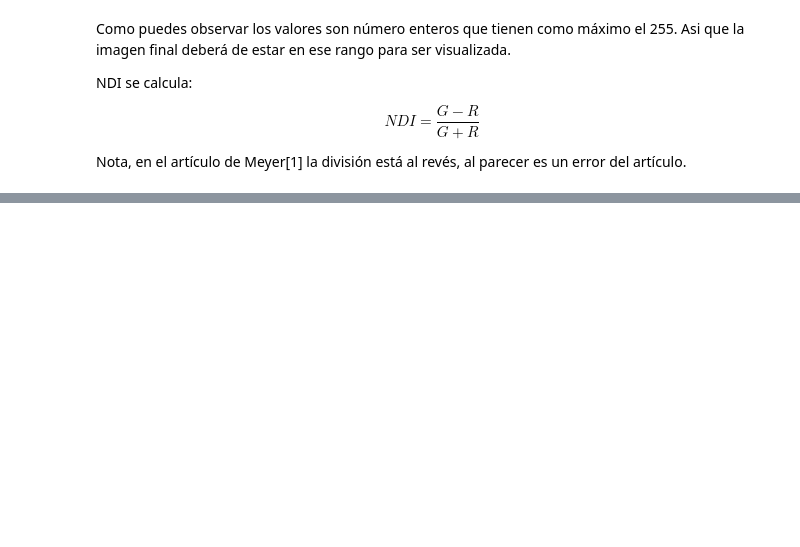
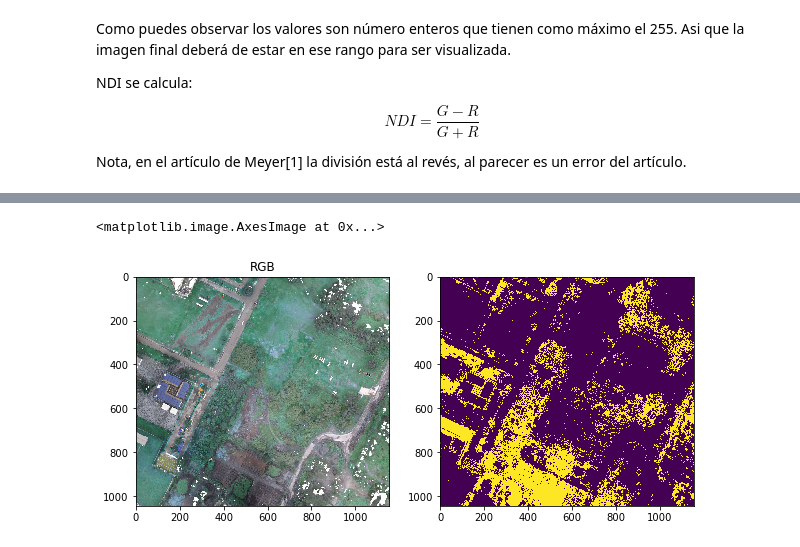
Before and after one commit to irvingvasquez/vision_programas, a Jupyter notebook: soluciones/NDI_solucion.ipynb, the cells around one changed output, grey strips where cells are left out. Drawn from its saved outputs; the diff is of its cells as text; code cells hidden in the pictures; blank space fills up the shorter version.

```diff
--- a/soluciones/NDI_solucion.ipynb
+++ b/soluciones/NDI_solucion.ipynb
@@ -99,22 +120,30 @@ NDI = ![ndi](ndi.png)
 Como podras ver el índice no es muy claro, esto se debe a la división la cual no es lineal. Asi que haremos un umbralizado, por ahora no es importante como se hace el umbralizado, solo es importante que observes el cambio visual y encuentres una correspondencia entre las áreas verdes y las áreas resaltadas despúes del umbralizado.
 # %%
 # Para visualizar el índice umbralizaremos la imagen
-# Puedes probar diversos valores del umbral si lo deseas
+# utilizaremos una técnica llamada umbralización de Otsu.
+# Por el momento no entraremos en detalle en ella y solo desplegaremos el resultado
 
-umbral = 1.1
+# convertir a enteros para usar Otsu
+NDI_scaled = NDI.copy()
+NDI_scaled = NDI_scaled - NDI.min()
+NDI_scaled = NDI_scaled * (255/NDI.max())
+NDI_int = NDI_scaled.astype('uint8')
 
 # Thresholding
-ret2,th1 =  cv2.threshold(NDI, umbral, 255.0, cv2.THRESH_BINARY)
+ret2,th1 =  cv2.threshold(NDI_int, umbral, 255.0, cv2.THRESH_BINARY+cv2.THRESH_OTSU)
 
 # Comparación
 plt.figure(figsize=(10, 10))
 
 plt.subplot(2,2,1)
 plt.imshow(image)
 plt.title('RGB')
 
 plt.subplot(2,2,2)
 plt.imshow(th1)
+# %% [output]
+<matplotlib.image.AxesImage at 0x...>
+[figure, added]
 # %% [markdown]
 Finalmente si todo funcionó debes visualizar algo como lo siguiente:
 
```
Also changed, not shown: parts of 3 cells of this notebook, 6 other files.
